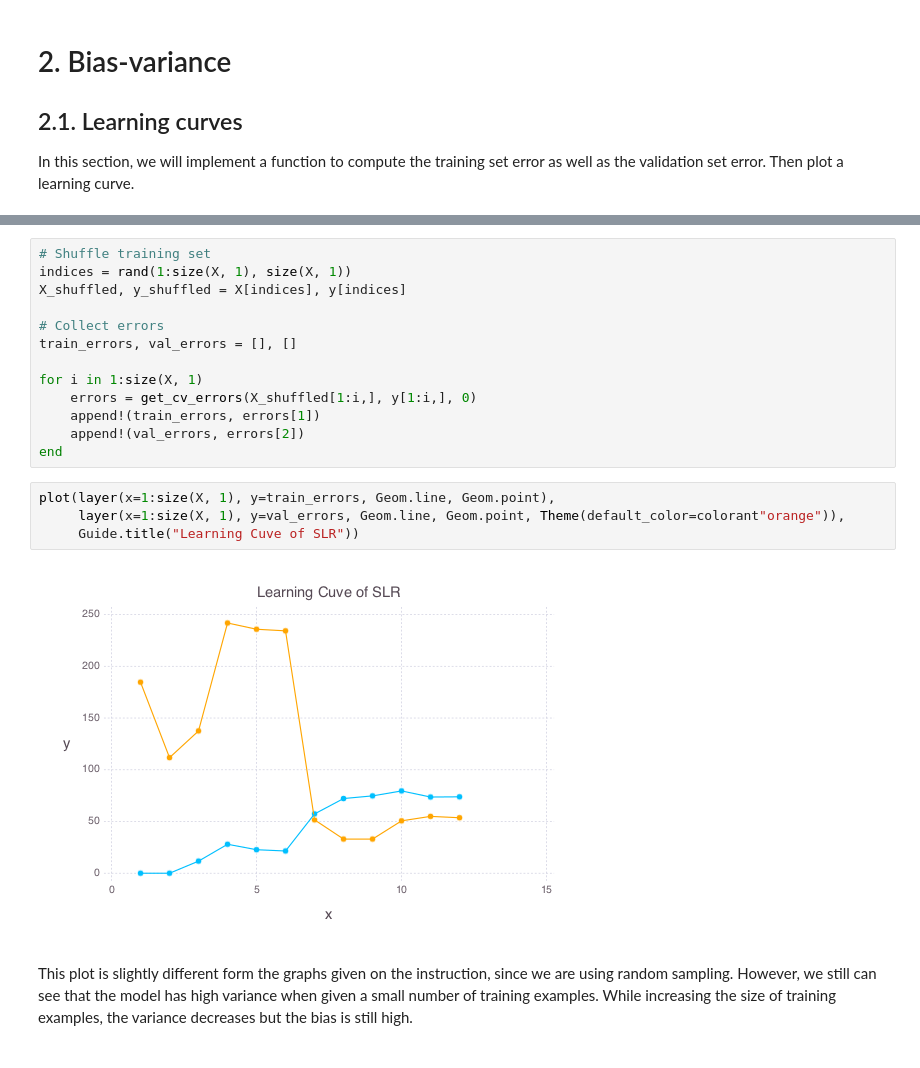
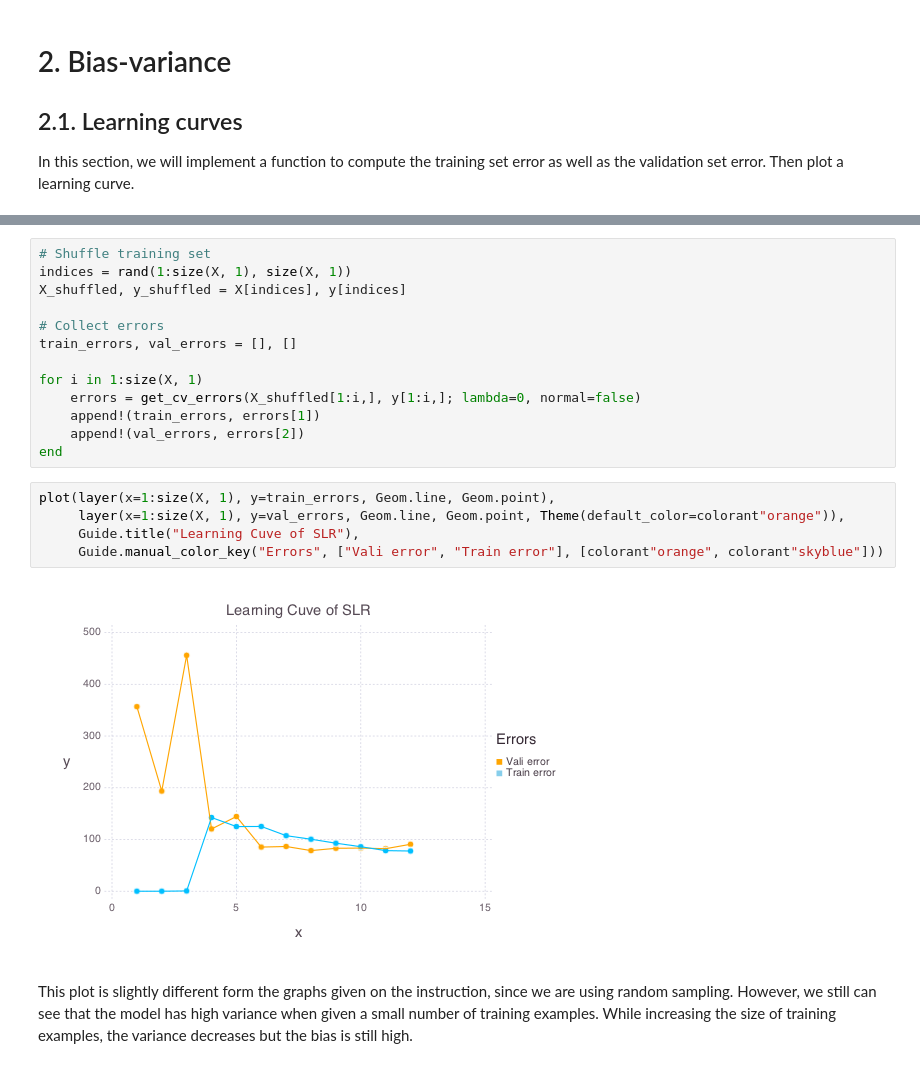
Before and after one commit to xiaohk/machine_learning_julia, a Jupyter notebook: exercise5/exercise5.ipynb, the cells around one changed output, grey strips where cells are left out. Saved outputs shown, nothing was run; the diff lists cells and outputs as text.

```diff
--- a/exercise5/exercise5.ipynb
+++ b/exercise5/exercise5.ipynb
@@ -194,16 +197,17 @@ X_shuffled, y_shuffled = X[indices], y[indices]
 train_errors, val_errors = [], []
 
 for i in 1:size(X, 1)
-    errors = get_cv_errors(X_shuffled[1:i,], y[1:i,], 0)
+    errors = get_cv_errors(X_shuffled[1:i,], y[1:i,]; lambda=0, normal=false)
     append!(train_errors, errors[1])
     append!(val_errors, errors[2])
 end
 # %%
 plot(layer(x=1:size(X, 1), y=train_errors, Geom.line, Geom.point),
      layer(x=1:size(X, 1), y=val_errors, Geom.line, Geom.point, Theme(default_color=colorant"orange")),
-     Guide.title("Learning Cuve of SLR"))
+     Guide.title("Learning Cuve of SLR"),
+     Guide.manual_color_key("Errors", ["Vali error", "Train error"], [colorant"orange", colorant"skyblue"]))
 # %% [output]
-[figure, old version]
+[figure, new version]
 # %% [markdown]
 This plot is slightly different form the graphs given on the instruction, since we are using random sampling. However, we still can see that the model has high variance when given a small number of training examples. While increasing the size of training examples, the variance decreases but the bias is still high.
 # %% [markdown]
```
Also changed, not shown: parts of 7 cells of this notebook, 1 other file.
